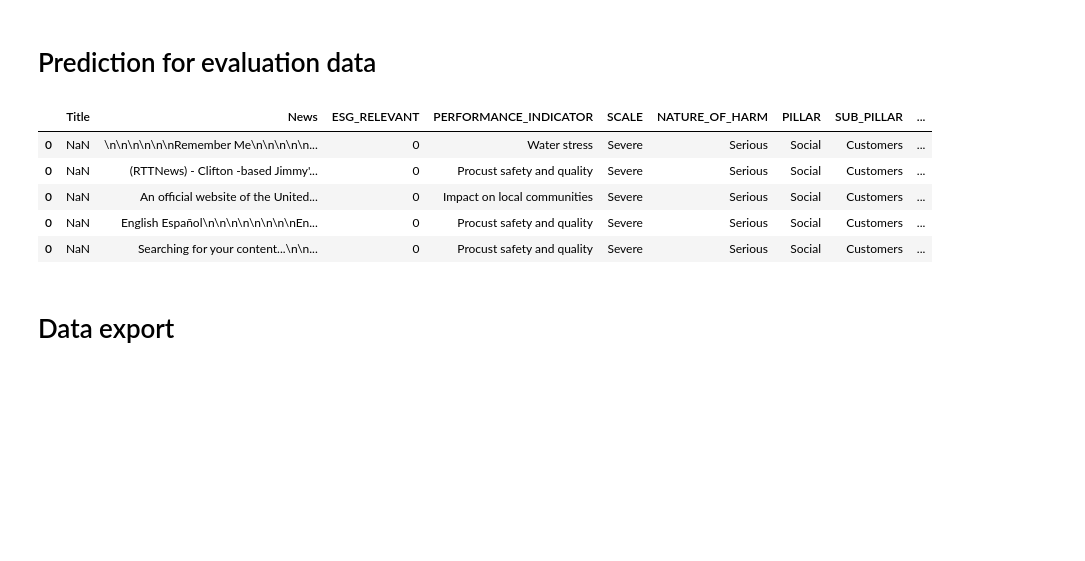
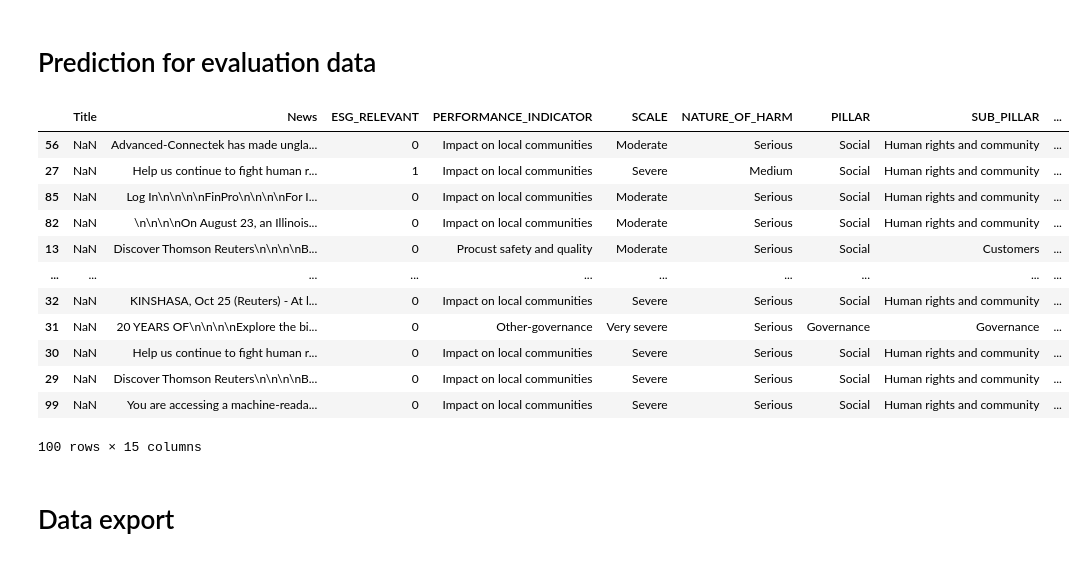
Before and after one commit to saket-sahu/esg, a Jupyter notebook: python_code/esg.ipynb, the cells around one changed output. Cells and saved outputs as stored; diff of their text form; code cells hidden in the pictures; blank space fills up the shorter version.

Commit message:
indexing for eval data update

```diff
--- a/python_code/esg.ipynb
+++ b/python_code/esg.ipynb
@@ -408,14 +408,14 @@ ds.head()
 def processed_output(ds):
     for index, x in ds.iterrows():
         ds.loc[index, "FLAG"] = get_flag_colour(x["FLAG"])
-        ds.loc[index, "SUB_PILLAR"] = get_subpillar(topic_names.index(x["PERFORMANCE_INDICATOR"]))
-        ds.loc[index, "PILLAR"] = get_pillar(topic_names.index(x["PERFORMANCE_INDICATOR"]))
+        ds.loc[index, "SUB_PILLAR"] = get_subpillar(topic_names.index(x["PERFORMANCE_INDICATOR"]) +1)
+        ds.loc[index, "PILLAR"] = get_pillar(topic_names.index(x["PERFORMANCE_INDICATOR"])+1)
         ds.loc[index, "STATUS"] = get_status(x["STATUS"])
         ds.loc[index, "INVOLVED"] = get_involvment(x["INVOLVED"])
         ds.loc[index, "SCALE"] = get_scale(x["SCALE"])
         ds.loc[index, "NATURE_OF_HARM"] = get_nature_of_impact(x["NATURE_OF_HARM"])
         ds.loc[index, "CONTROVERSY_ASSESSMENT"] = get_controversy_assessment_string(x["CONTROVERSY_ASSESSMENT"])
-        return ds.sort_values("FLAG_SCORE", ascending = False)
+    return ds.sort_values("FLAG_SCORE", ascending = False)
 
 ds = processed_output(ds)
 # %% [markdown]
@@ -445,7 +445,7 @@ my_files = glob.glob('*.txt')
 for file in my_files:
     f = open(file, 'r', encoding="utf-8")
     df_to_append = pd.DataFrame([f.read()], columns=['News'])
-    eval_ds = eval_ds.append(df_to_append)
+    eval_ds = eval_ds.append(df_to_append, ignore_index=True)
     f.close()
 os.chdir(r'../')
 # %% [markdown]
@@ -481,14 +481,21 @@ eval_ds["INVOLVED"]= loaded_model_involvement_classifier.predict(word_tf_eval_fi
 eval_ds = contro_flag_calc(eval_ds)
 eval_ds = processed_output(eval_ds)
 # %%
-eval_ds.head()
+eval_ds
 # %% [output]
 |  | Title | News | ESG_RELEVANT | PERFORMANCE_INDICATOR | SCALE | NATURE_OF_HARM | PILLAR | SUB_PILLAR | ... |
-| 0 | NaN | \n\n\n\n\n\nRemember Me\n\n\n\n\n... | 0 | Water stress | Severe | Serious | Social | Customers | ... |
-| 0 | NaN | (RTTNews) - Clifton -based Jimmy'... | 0 | Procust safety and quality | Severe | Serious | Social | Customers | ... |
-| 0 | NaN | An official website of the United... | 0 | Impact on local communities | Severe | Serious | Social | Customers | ... |
-| 0 | NaN | English Español\n\n\n\n\n\n\n\nEn... | 0 | Procust safety and quality | Severe | Serious | Social | Customers | ... |
-| 0 | NaN | Searching for your content...\n\n... | 0 | Procust safety and quality | Severe | Serious | Social | Customers | ... |
+| 56 | NaN | Advanced-Connectek has made ungla... | 0 | Impact on local communities | Moderate | Serious | Social | Human rights and community | ... |
+| 27 | NaN | Help us continue to fight human r... | 1 | Impact on local communities | Severe | Medium | Social | Human rights and community | ... |
+| 85 | NaN | Log In\n\n\n\nFinPro\n\n\n\nFor I... | 0 | Impact on local communities | Moderate | Serious | Social | Human rights and community | ... |
+| 82 | NaN | \n\n\n\nOn August 23, an Illinois... | 0 | Impact on local communities | Moderate | Serious | Social | Human rights and community | ... |
+| 13 | NaN | Discover Thomson Reuters\n\n\n\nB... | 0 | Procust safety and quality | Moderate | Serious | Social | Customers | ... |
+| ... | ... | ... | ... | ... | ... | ... | ... | ... | ... |
+| 32 | NaN | KINSHASA, Oct 25 (Reuters) - At l... | 0 | Impact on local communities | Severe | Serious | Social | Human rights and community | ... |
+| 31 | NaN | 20 YEARS OF\n\n\n\nExplore the bi... | 0 | Other-governance | Very severe | Serious | Governance | Governance | ... |
+| 30 | NaN | Help us continue to fight human r... | 0 | Impact on local communities | Severe | Serious | Social | Human rights and community | ... |
+| 29 | NaN | Discover Thomson Reuters\n\n\n\nB... | 0 | Impact on local communities | Severe | Serious | Social | Human rights and community | ... |
+| 99 | NaN | You are accessing a machine-reada... | 0 | Impact on local communities | Severe | Serious | Social | Human rights and community | ... |
+100 rows × 15 columns
 # %% [markdown]
 # Data export
 # %%
```
